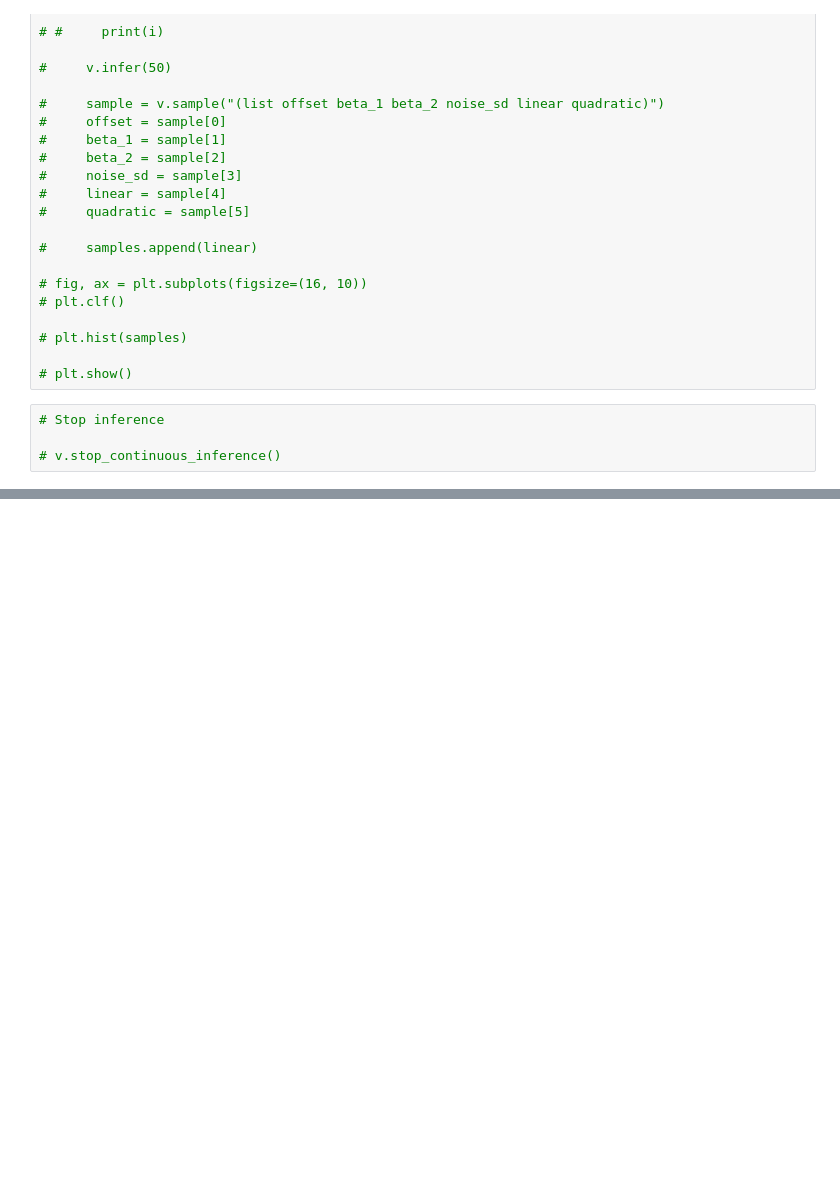
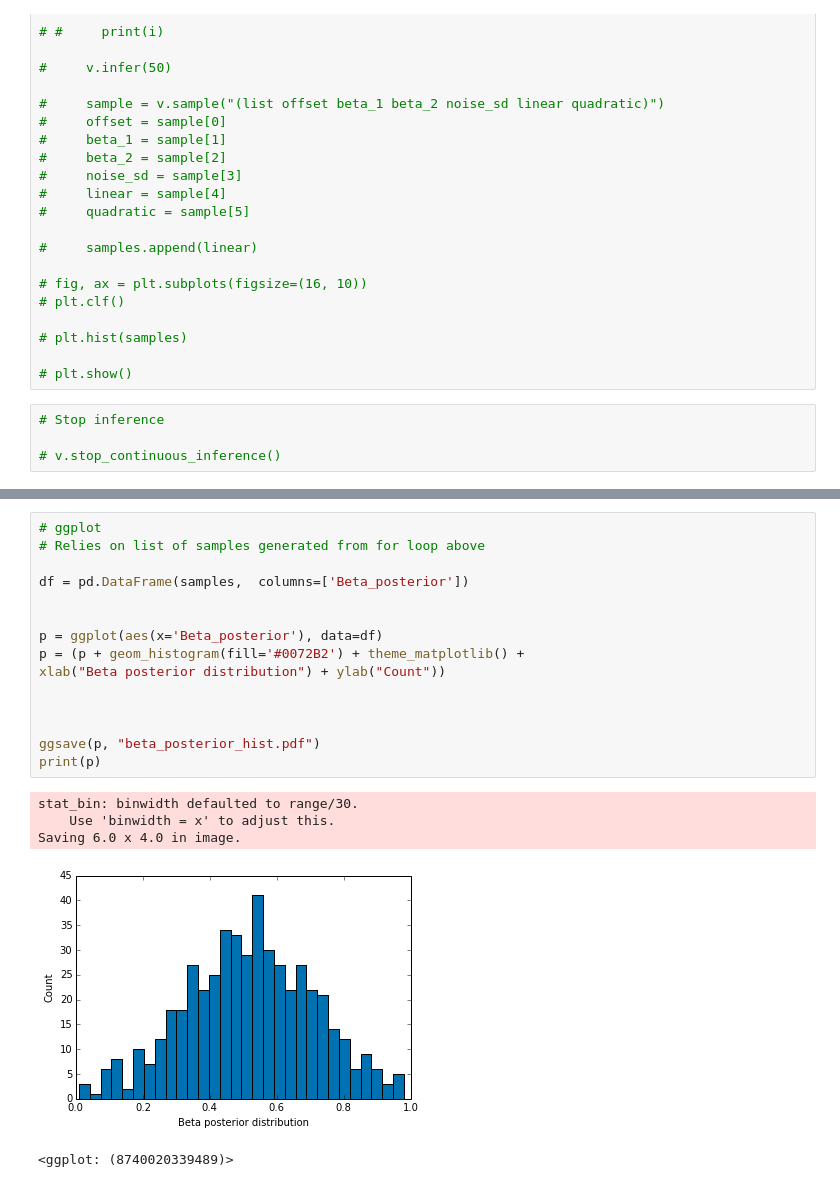
Before and after one commit to ap728/ppl-hormones, a Jupyter notebook: src/main.ipynb, the cells around one changed output, grey strips where cells are left out. Drawn from its saved outputs; the diff is of its cells as text; blank space fills up the shorter version.

```diff
--- a/src/main.ipynb
+++ b/src/main.ipynb
@@ -234,3 +242,24 @@ plt.show()
+# %%
+# ggplot
+# Relies on list of samples generated from for loop above
+
+df = pd.DataFrame(samples,  columns=['Beta_posterior'])
+
+
+p = ggplot(aes(x='Beta_posterior'), data=df)
+p = (p + geom_histogram(fill='#0072B2') + theme_matplotlib() +
+xlab("Beta posterior distribution") + ylab("Count"))
+
+
+
+ggsave(p, "beta_posterior_hist.pdf")
+print(p)
+# %% [output]
+stat_bin: binwidth defaulted to range/30.
+    Use 'binwidth = x' to adjust this.
+Saving 6.0 x 4.0 in image.
+[figure, added]
+<ggplot: (8740020339489)>
 # %%
 # Sample cluster assignments - make a list of all the assignments for each sample
 
```
Also changed, not shown: parts of 9 cells of this notebook.
